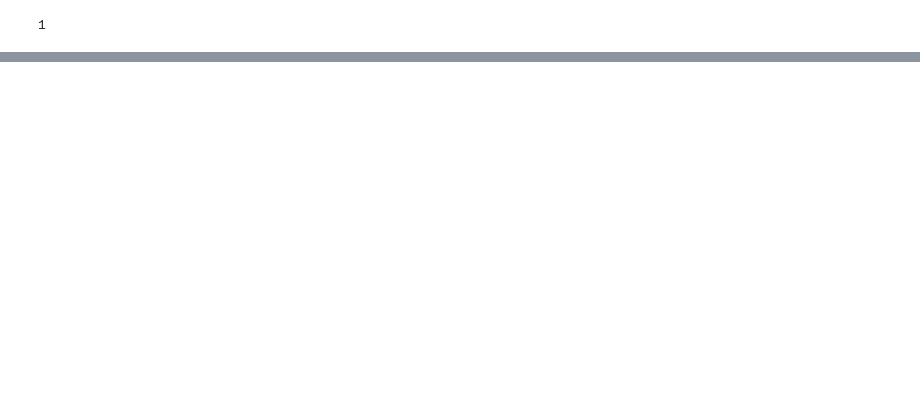
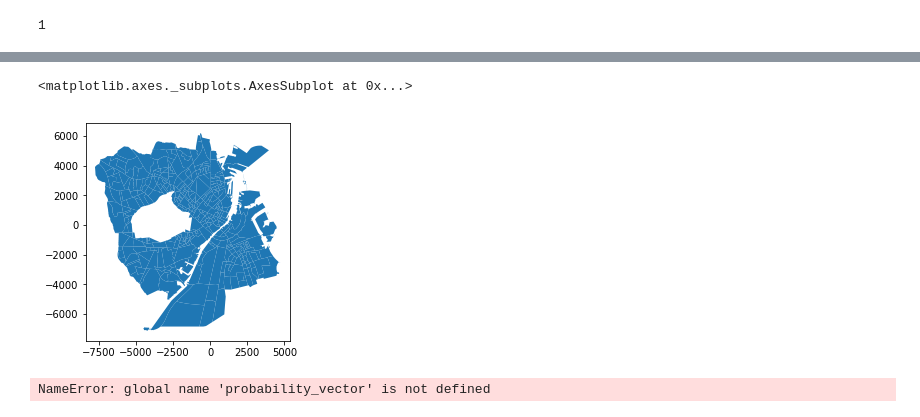
Before and after one commit to allogn/wma, a Jupyter notebook: scripts/CleanGraph.ipynb, the cells around one changed output, grey strips where cells are left out. Saved outputs shown, nothing was run; the diff lists cells and outputs as text; code cells hidden in the pictures; blank space fills up the shorter version.

```diff
--- a/scripts/CleanGraph.ipynb
+++ b/scripts/CleanGraph.ipynb
@@ -121,0 +368,12 @@ for n in G.nodes(data=True):
+# %%
+import geopandas as gp
+glaciers = gp.GeoDataFrame.from_file('../data/cph-regions.geojson')
+f = open("../data/cph-regions.geojson","r")
+data = json.loads(f.read())
+for j in range(len(data['features'])):
+    for i in range(len(data['features'][j]['geometry']['coordinates'])):
+        data['features'][j]['geometry']['coordinates'][i][0] = transform_coords(data['features'][j]['geometry']['coordinates'][i][0])
+with open("tmp.txt","w") as f:
+    f.write(json.dumps(data))
+glaciers = gp.GeoDataFrame.from_file("tmp.txt")
+glaciers.head()
@@ -121,0 +387,10 @@ for n in G.nodes(data=True):
+# %%
+glaciers.plot()
+# %% [output]
+<matplotlib.axes._subplots.AxesSubplot at 0x...>
+[figure, added]
+# %%
+glaciers["dens"] = glaciers["rode_nr"].apply(lambda rodeid: probability_vector[probability_index[rodeid]])
+glaciers
+# %% [output]
+NameError: global name 'probability_vector' is not defined
```
Also changed, not shown: parts of 38 cells of this notebook, 14 other files.
